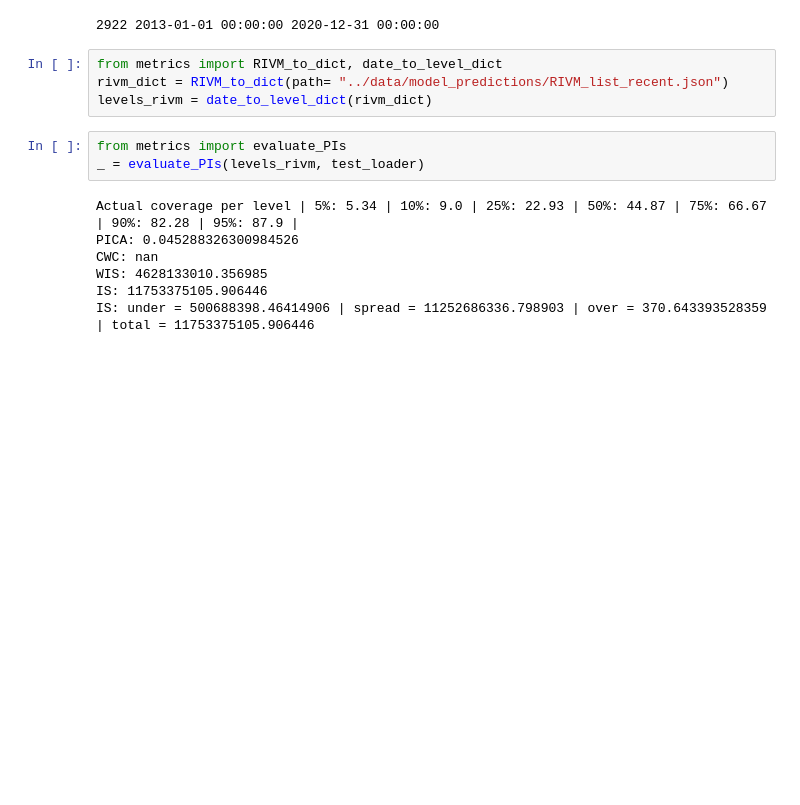
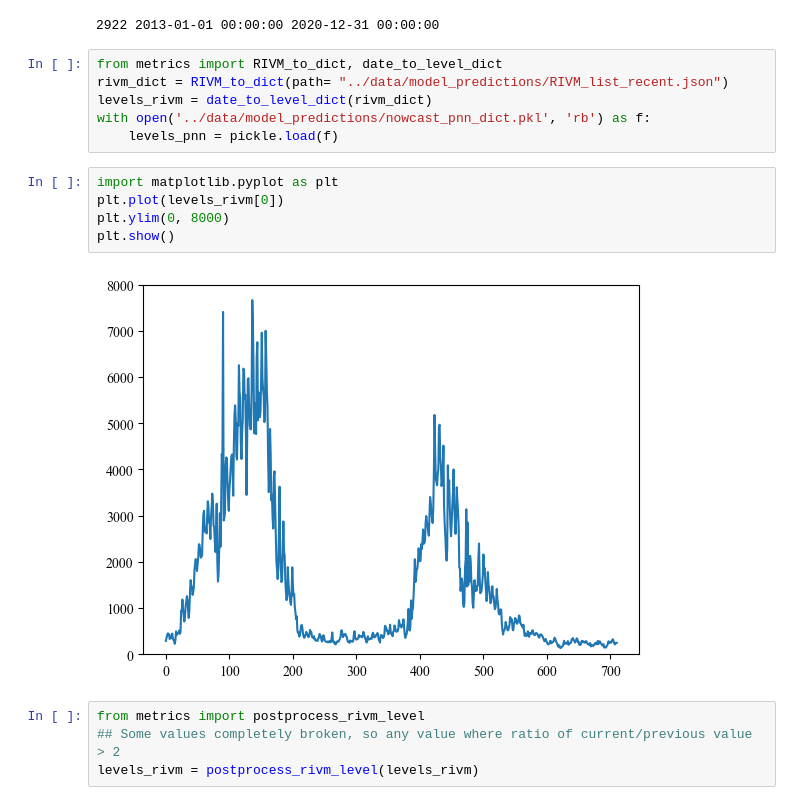
Before and after one commit to silaskoemen/NowcastPNN, a Jupyter notebook: src/model_comparisons.ipynb, the cells around one changed output. Saved outputs shown, nothing was run; the diff lists cells and outputs as text; blank space fills up the shorter version.

```diff
--- a/src/model_comparisons.ipynb
+++ b/src/model_comparisons.ipynb
@@ -182,13 +184,16 @@ test_loader = DataLoader(dataset, batch_size=TEST_BATCH_SIZE, sampler=test_sampl
 from metrics import RIVM_to_dict, date_to_level_dict
 rivm_dict = RIVM_to_dict(path= "../data/model_predictions/RIVM_list_recent.json")
 levels_rivm = date_to_level_dict(rivm_dict)
+with open('../data/model_predictions/nowcast_pnn_dict.pkl', 'rb') as f:
+    levels_pnn = pickle.load(f)
-# %%
-from metrics import evaluate_PIs
-_ = evaluate_PIs(levels_rivm, test_loader)
-# %% [output]
-Actual coverage per level | 5%: 5.34 | 10%: 9.0 | 25%: 22.93 | 50%: 44.87 | 75%: 66.67 | 90%: 82.28 | 95%: 87.9 |
-PICA: 0.045288326300984526
-CWC: nan
-WIS: 4628133010.356985
-IS: 11753375105.906446
-IS: under = 500688398.46414906 | spread = 11252686336.798903 | over = 370.643393528359 | total = 11753375105.906446
+# %%
+import matplotlib.pyplot as plt
+plt.plot(levels_rivm[0])
+plt.ylim(0, 8000)
+plt.show()
+# %% [output]
+[figure, added]
+# %%
+from metrics import postprocess_rivm_level
+## Some values completely broken, so any value where ratio of current/previous value > 2
+levels_rivm = postprocess_rivm_level(levels_rivm)
```
Also changed, not shown: parts of 6 cells of this notebook, 1 other file.
